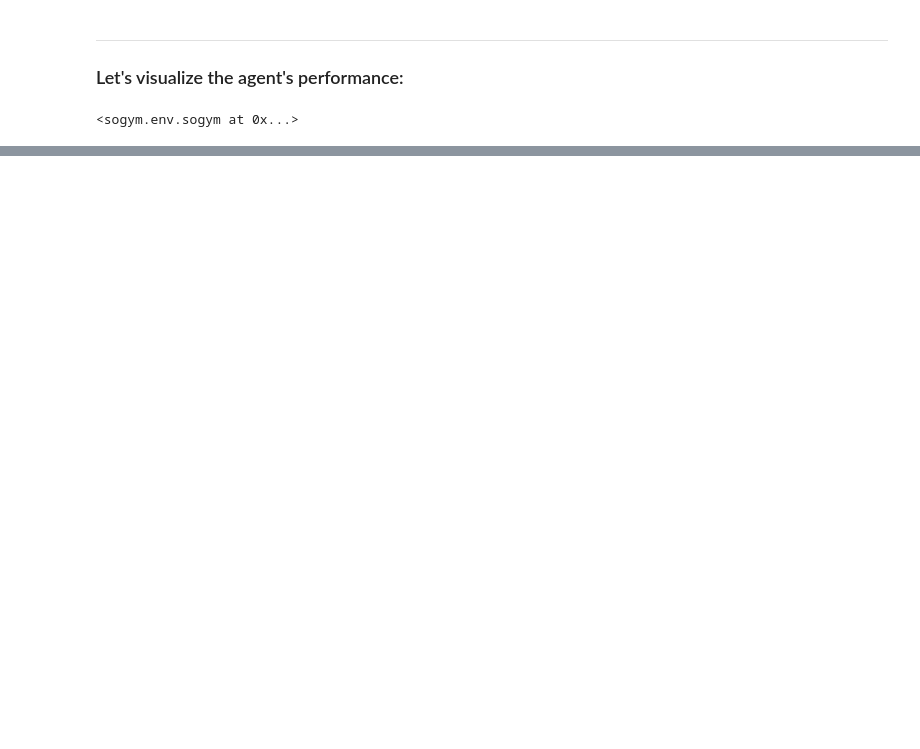
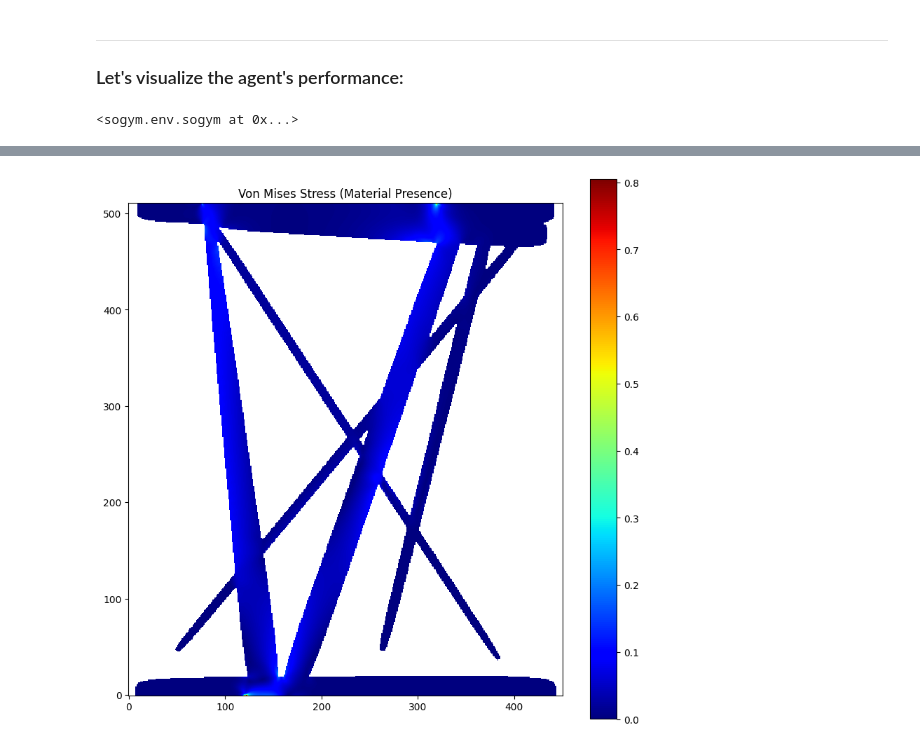
Before and after one commit to ThomasRochefortB/sogym, a Jupyter notebook: rl_training.ipynb, the cells around one changed output, grey strips where cells are left out. Saved outputs shown, nothing was run; the diff lists cells and outputs as text; code cells hidden in the pictures; blank space fills up the shorter version.

Commit message:
added vonmises field

```diff
--- a/rl_training.ipynb
+++ b/rl_training.ipynb
@@ -470,3 +310,62 @@ Env reward: 0.2901929610515401 Compliance: 31.374107907038447
+# %%
+def calculate_strains(x_displacement, y_displacement):
+    # Calculate strain fields based on displacement gradients
+    strain_xx = np.gradient(x_displacement, axis=1)
+    strain_yy = np.gradient(y_displacement, axis=0)
+    strain_xy = 0.5 * (np.gradient(x_displacement, axis=0) + np.gradient(y_displacement, axis=1))
+    return strain_xx, strain_yy, strain_xy
+
+def calculate_stresses(strain_xx, strain_yy, strain_xy, E=1.0, nu=0.3):
+    # Calculate stress fields based on strains and material properties
+    stress_xx = E / (1 - nu**2) * (strain_xx + nu * strain_yy)
+    stress_yy = E / (1 - nu**2) * (strain_yy + nu * strain_xx)
+    stress_xy = E / (2 * (1 + nu)) * strain_xy
+    return stress_xx, stress_yy, stress_xy
+
+import numpy as np
+import matplotlib.pyplot as plt
+
+# Assuming env.U, saved_nely, saved_nelx, and env.Phimax are defined elsewhere
+
+nDof = env.U.shape[0]  # Total number of DOFs
+nNod = nDof // 2       # Number of nodes
+
+# Create boolean masks for x-displacement and y-displacement DOFs
+mask_x = np.arange(nDof) % 2 == 0
+mask_y = np.arange(nDof) % 2 == 1
+
+# Extract x-displacement and y-displacement DOFs
+x_dofs = env.U[mask_x]
+y_dofs = env.U[mask_y]
+
+# Reshape displacement fields to match the structural domain grid
+x_displacement = x_dofs.reshape((saved_nely+1, saved_nelx+1), order='F')
+y_displacement = y_dofs.reshape((saved_nely+1, saved_nelx+1), order='F')
+
+# Reshape and threshold the material density distribution
+density = env.Phimax.reshape((saved_nely+1, saved_nelx+1), order='F')
+density = np.where(density < 0.01, 0, 1)  # Binary thresholding
+
+# Calculate strain and stress fields
+strain_xx, strain_yy, strain_xy = calculate_strains(x_displacement, y_displacement)
+stress_xx, stress_yy, stress_xy = calculate_stresses(strain_xx, strain_yy, strain_xy)
+
+# Calculate von Mises stress
+von_mises_stress = np.sqrt(stress_xx**2 - stress_xx*stress_yy + stress_yy**2 + 3*stress_xy**2)
+
+# Use masked arrays to hide regions without material
+von_mises_stress_masked = np.ma.masked_where(density == 0, von_mises_stress)
+
+# Plotting von Mises stress where there is material
+plt.figure()
+cmap = plt.cm.jet  # Choose colormap
+cmap.set_bad(color='white')  # Set masked values (no material) to white
+plt.imshow(von_mises_stress_masked, cmap=cmap, origin='lower')
+plt.colorbar()
+plt.title('Von Mises Stress (Material Presence)')
+plt.show()
+# %% [output]
+[figure, added]
 # %%
 xval, f0val,it, H, Phimax, allPhi, den, N, cfg = run_mmc(saved_conditions,saved_nelx,saved_nely,saved_dx,saved_dy,plotting='contour')
 # %% [output]
```
Also changed, not shown: parts of 17 cells of this notebook, 3 other files.
